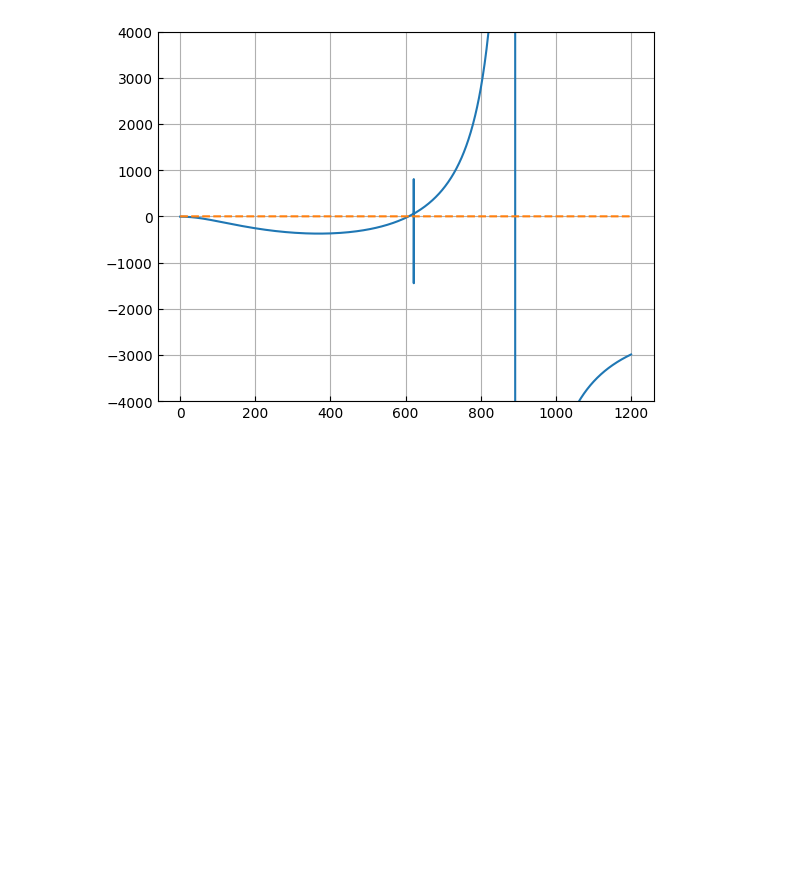
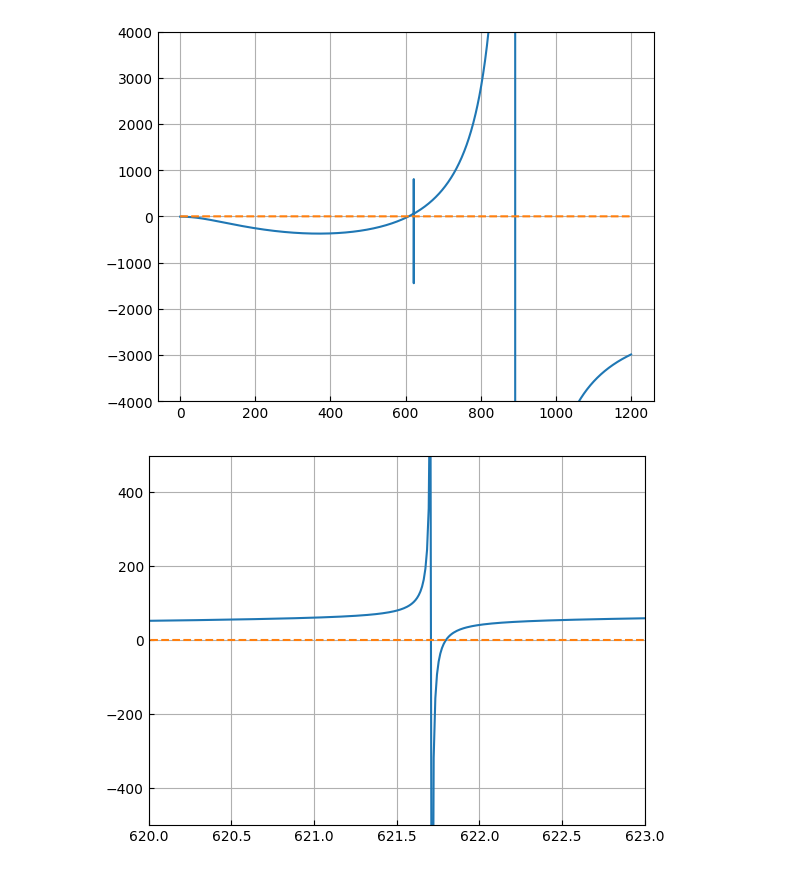
Before and after one commit to Wleter/scattering_problems, a Jupyter notebook: analysis/analysis.ipynb, the cells around one changed output. Cells and saved outputs as stored; diff of their text form; code cells hidden in the pictures; blank space fills up the shorter version.

```diff
--- a/analysis/analysis.ipynb
+++ b/analysis/analysis.ipynb
@@ -55,3 +55,14 @@ ax.set_ylim(-4000, 4000);
 # ax.set_xlim(600, 650);
 # %% [output]
 [figure]
+# %%
+# comparing result https://arxiv.org/pdf/1404.2623
+data = utility.load("li2_scatterings.dat")
+
+fig, ax = utility.plot()
+ax.plot(data[:, 0], data[:, 1])
+ax.plot(data[:, 0], data[:, 2], linestyle="--")
+ax.set_ylim(-500, 500);
+ax.set_xlim(620, 623);
+# %% [output]
+[figure, added]
```
Also changed, not shown: 2 other files.
